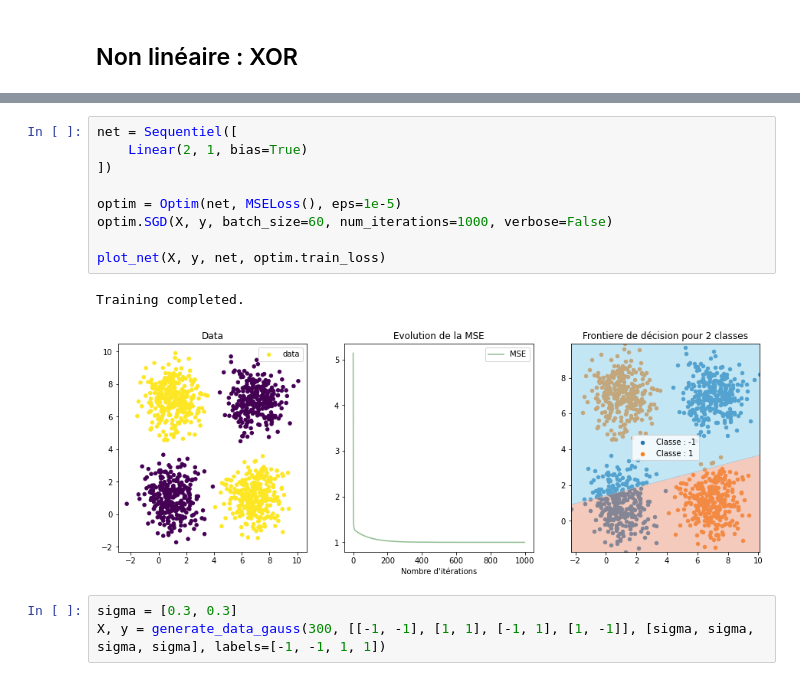
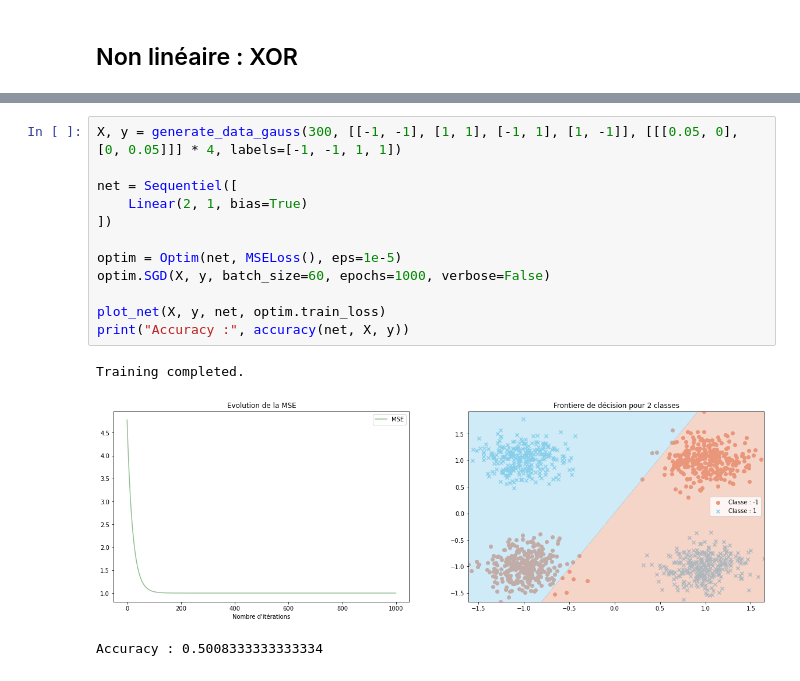
Before and after one commit to Amayas29/neural-networks, a Jupyter notebook: experimentations/linear.ipynb, the cells around one changed output, grey strips where cells are left out. Cells and saved outputs as stored; diff of their text form.

```diff
--- a/experimentations/linear.ipynb
+++ b/experimentations/linear.ipynb
@@ -96,15 +117,16 @@ X, y = generate_data_gauss(300, [[1, 1], [7, 7], [1, 7], [7, 1]], [[1, 1], [1, 1
 # %%
+X, y = generate_data_gauss(300, [[-1, -1], [1, 1], [-1, 1], [1, -1]], [[[0.05, 0], [0, 0.05]]] * 4, labels=[-1, -1, 1, 1])
+
 net = Sequentiel([
     Linear(2, 1, bias=True)
 ])
 
 optim = Optim(net, MSELoss(), eps=1e-5)
-optim.SGD(X, y, batch_size=60, num_iterations=1000, verbose=False)
+optim.SGD(X, y, batch_size=60, epochs=1000, verbose=False)
 
 plot_net(X, y, net, optim.train_loss)
+print("Accuracy :", accuracy(net, X, y))
 # %% [output]
 Training completed.
-[figure, old version]
+[figure, new version]
+Accuracy : 0.5008333333333334
-# %%
-sigma = [0.3, 0.3]
-X, y = generate_data_gauss(300, [[-1, -1], [1, 1], [-1, 1], [1, -1]], [sigma, sigma, sigma, sigma], labels=[-1, -1, 1, 1])
```
Also changed, not shown: parts of 11 cells of this notebook, 19 other files.
